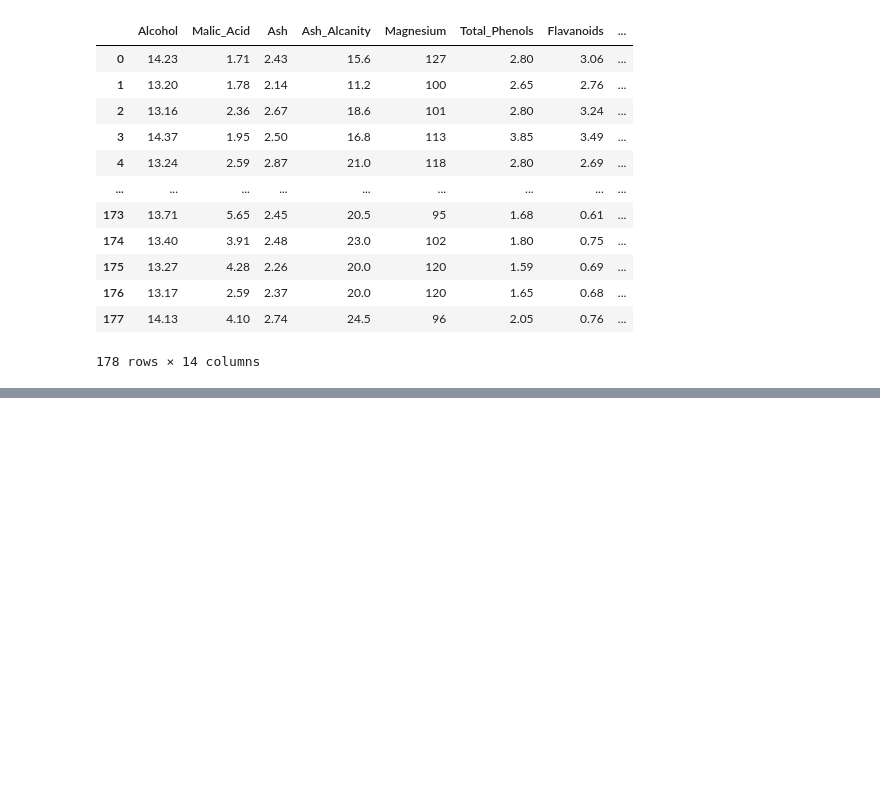
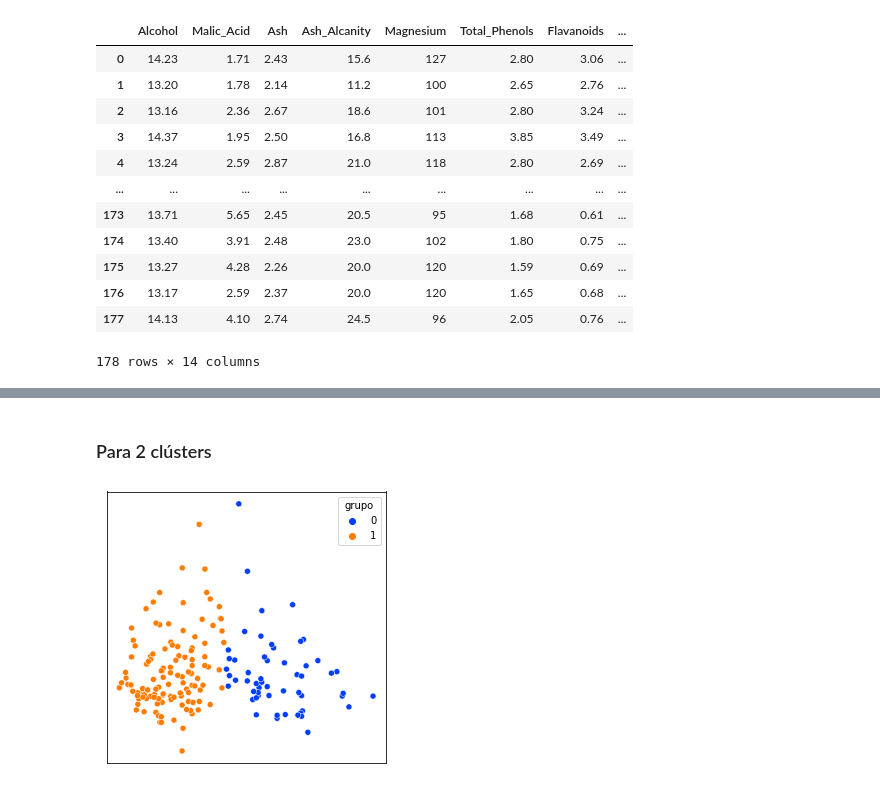
Before and after one commit to GermanMT/FeatureLearning-ML, a Jupyter notebook: unsupervised.ipynb, the cells around one changed output, grey strips where cells are left out. Saved outputs shown, nothing was run; the diff lists cells and outputs as text; code cells hidden in the pictures; blank space fills up the shorter version.

```diff
--- a/unsupervised.ipynb
+++ b/unsupervised.ipynb
@@ -21,0 +111,8 @@ DATOS
+# %% [markdown]
+### Para 2 clústers
+# %%
+kmeans = KMeans(n_clusters = 2)
+kmeans.fit(DATOS)
+muestra_agrupacion(DATOS, kmeans.labels_)
+# %% [output]
+[figure, added]
```
Also changed, not shown: parts of 16 cells of this notebook.
